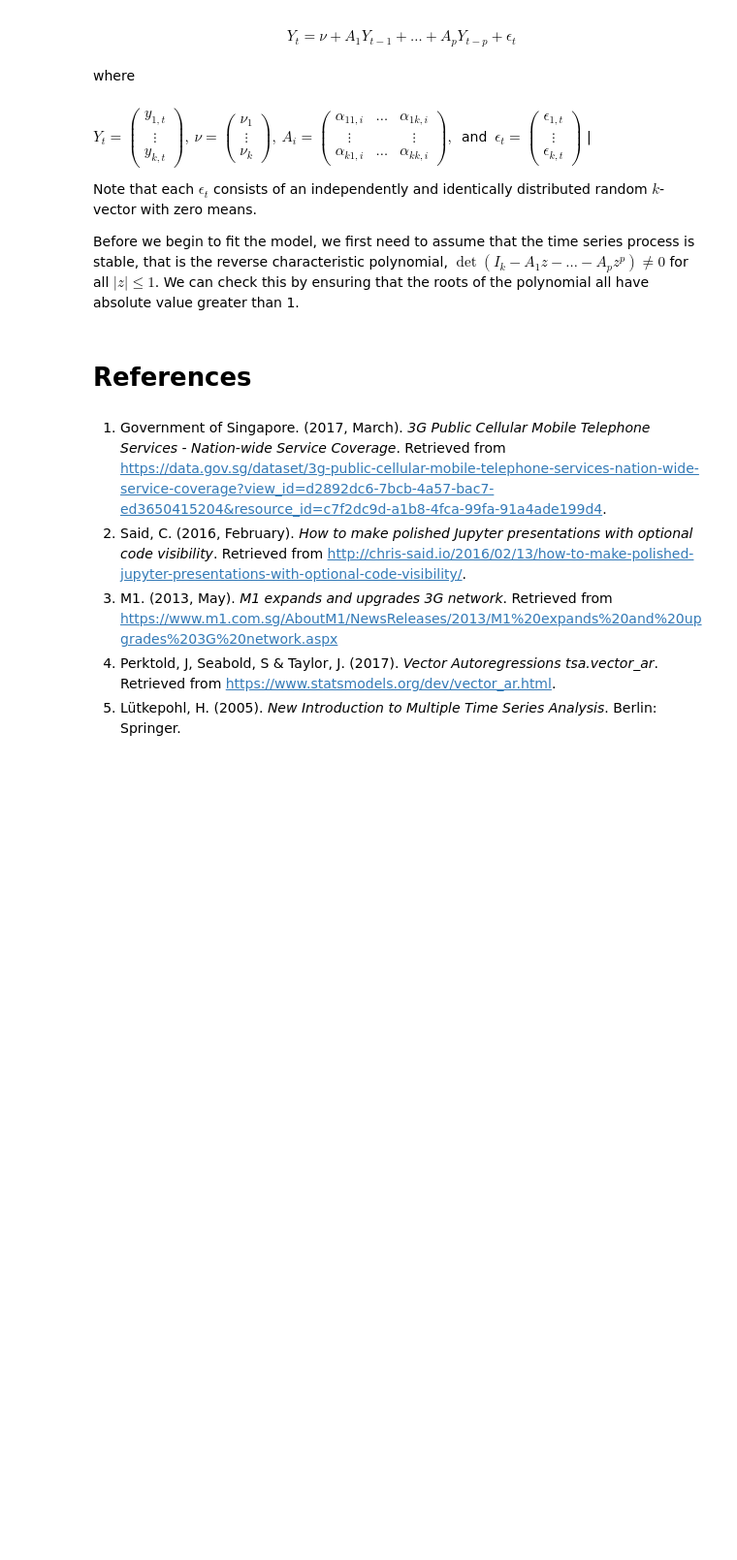
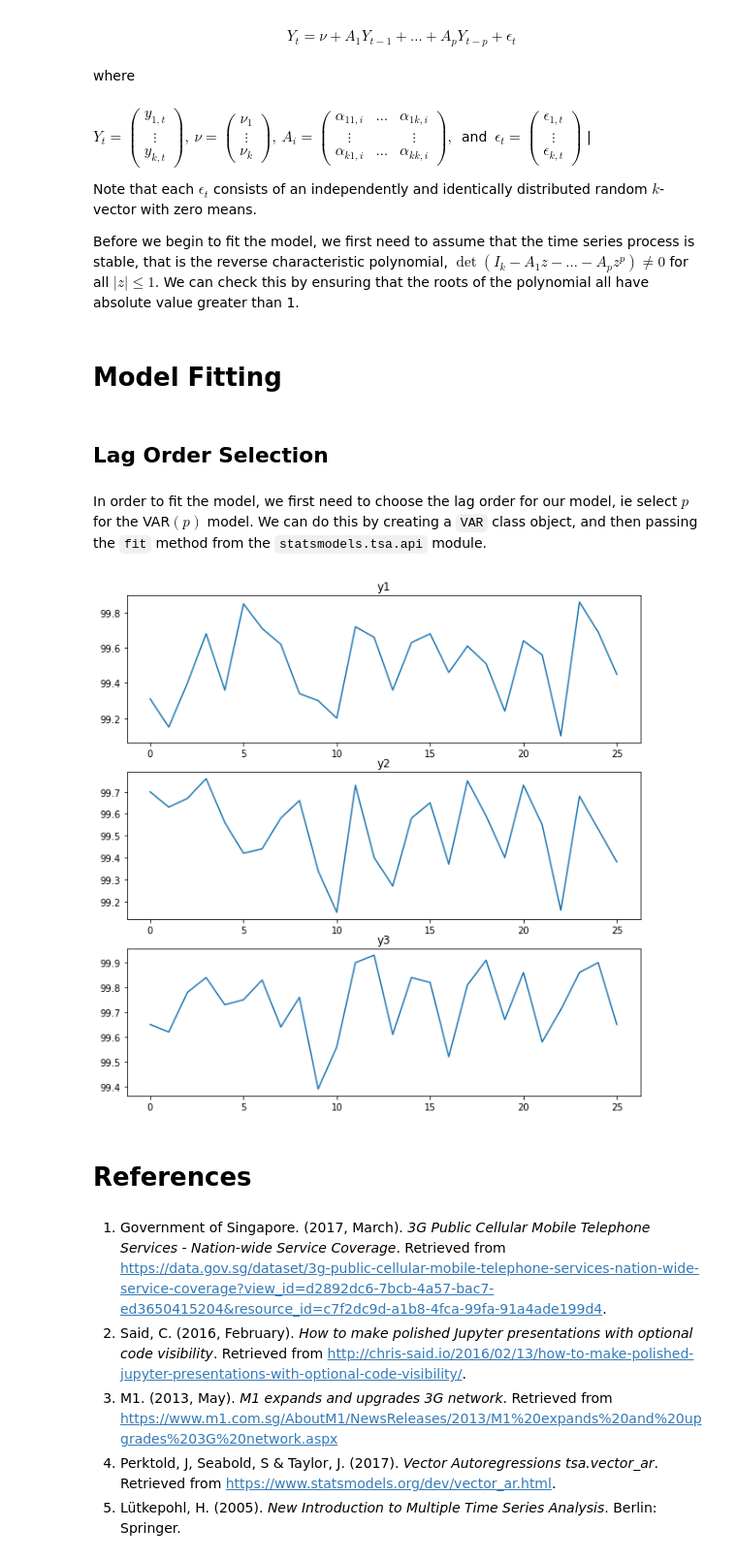
Before and after one commit to huichiang/Telco, a Jupyter notebook: Telco.ipynb, the cells around one changed output. Shown at 97% size. Cells and saved outputs as stored; diff of their text form; code cells hidden in the pictures; blank space fills up the shorter version.

```diff
--- a/Telco.ipynb
+++ b/Telco.ipynb
@@ -158,6 +160,18 @@ $|
 Note that each $\epsilon_{t}$ consists of an independently and identically distributed random $k$-vector with zero means.
 
 Before we begin to fit the model, we first need to assume that the time series process is stable, that is the reverse characteristic polynomial, $\det\left(I_{k}-A_{1}z -\dots- A_{p}z^{p}\right) \neq 0$ for all $\left|z\right|\leq1$. We can check this by ensuring that the roots of the polynomial all have absolute value greater than 1.
+# %% [markdown]
+# Model Fitting
+# %% [markdown]
+## Lag Order Selection
+# %% [markdown]
+In order to fit the model, we first need to choose the lag order for our model, ie select $p$ for the VAR$\left(p\right)$ model. We can do this by creating a `VAR` class object, and then passing the `fit` method from the `statsmodels.tsa.api` module.
+# %%
+train_model = VAR(train_array)
+train_results = train_model.fit(8)
+train_results.plot()
+# %% [output]
+[figure, added]
 # %% [markdown]
 # References
 # %% [markdown]
```
Also changed, not shown: parts of 1 cell of this notebook.
